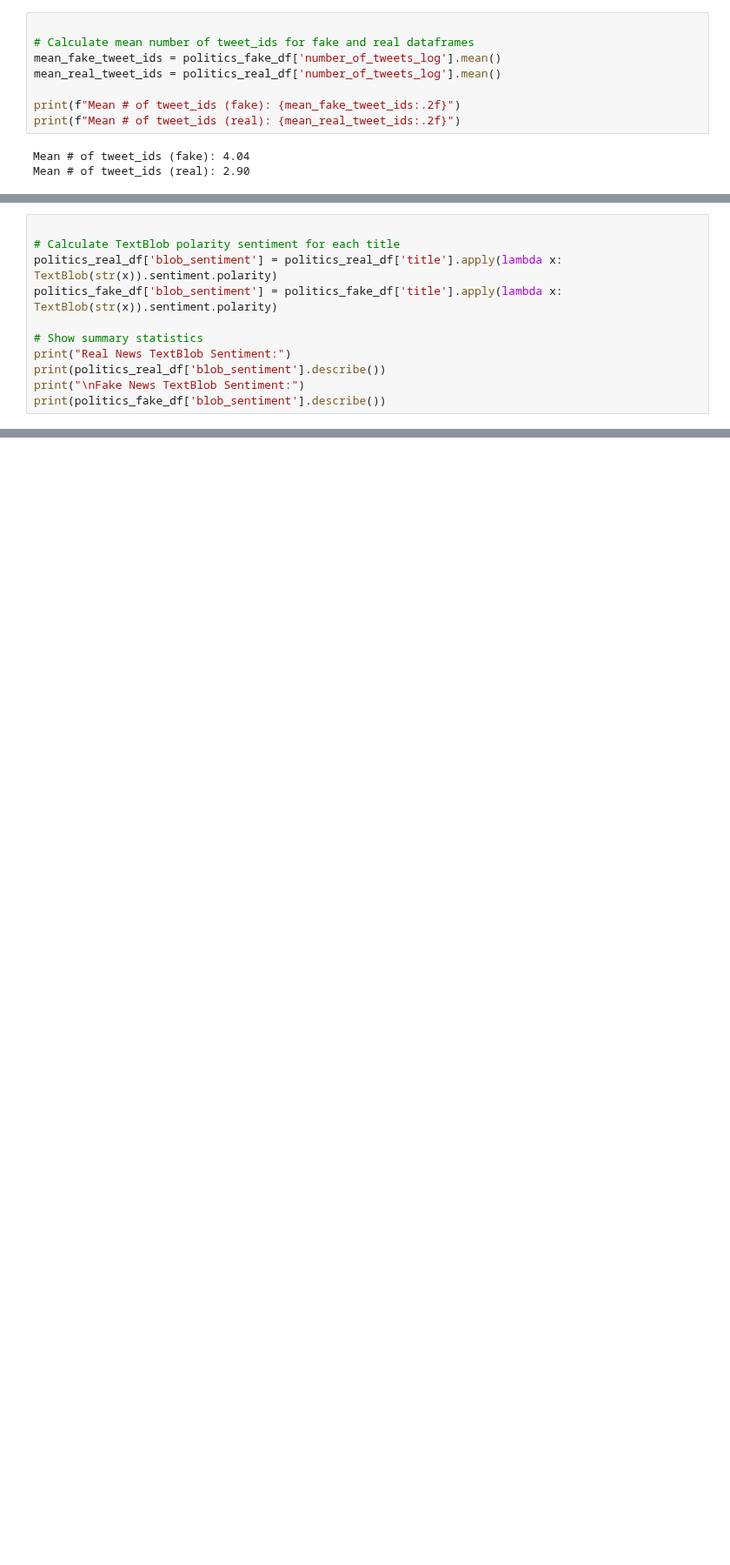
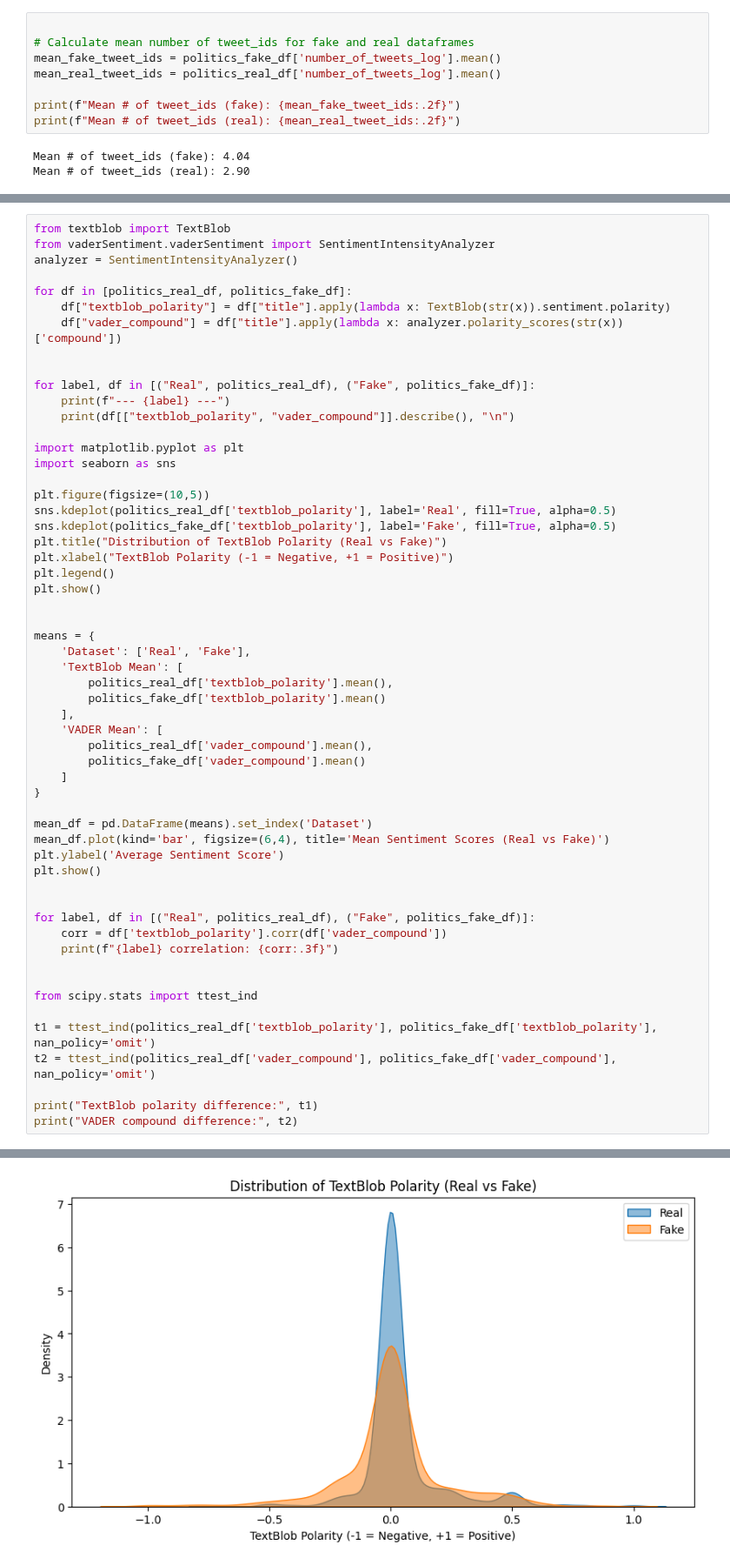
Before and after one commit to gabriel-joseph/data_science_portfolio, a Jupyter notebook: fall2025/dsc630_data_prediction/final_project/milestone_3/Vance_Milestone_3.ipynb, the cells around one changed output, grey strips where cells are left out. Shown at 87% size. Saved outputs shown, nothing was run; the diff lists cells and outputs as text; blank space fills up the shorter version.

```diff
--- a/fall2025/dsc630_data_prediction/final_project/milestone_3/Vance_Milestone_3.ipynb
+++ b/fall2025/dsc630_data_prediction/final_project/milestone_3/Vance_Milestone_3.ipynb
@@ -277,13 +314,2 @@ print(f"Real Articles - Skewness: {real_skew_log:.2f}, Kurtosis: {real_kurt_log:
 Fake Articles - Skewness: -0.30, Kurtosis: -0.62
 Real Articles - Skewness: 0.61, Kurtosis: -0.95
-# %%
-
-# Calculate TextBlob polarity sentiment for each title
-politics_real_df['blob_sentiment'] = politics_real_df['title'].apply(lambda x: TextBlob(str(x)).sentiment.polarity)
-politics_fake_df['blob_sentiment'] = politics_fake_df['title'].apply(lambda x: TextBlob(str(x)).sentiment.polarity)
-
-# Show summary statistics
-print("Real News TextBlob Sentiment:")
-print(politics_real_df['blob_sentiment'].describe())
-print("\nFake News TextBlob Sentiment:")
-print(politics_fake_df['blob_sentiment'].describe())
@@ -499,0 +496,57 @@ Most common keywords in real news titles:
+# %%
+from textblob import TextBlob
+from vaderSentiment.vaderSentiment import SentimentIntensityAnalyzer
+analyzer = SentimentIntensityAnalyzer()
+
+for df in [politics_real_df, politics_fake_df]:
+    df["textblob_polarity"] = df["title"].apply(lambda x: TextBlob(str(x)).sentiment.polarity)
+    df["vader_compound"] = df["title"].apply(lambda x: analyzer.polarity_scores(str(x))['compound'])
+
+
+for label, df in [("Real", politics_real_df), ("Fake", politics_fake_df)]:
+    print(f"--- {label} ---")
+    print(df[["textblob_polarity", "vader_compound"]].describe(), "\n")
+
+import matplotlib.pyplot as plt
+import seaborn as sns
+
+plt.figure(figsize=(10,5))
+sns.kdeplot(politics_real_df['textblob_polarity'], label='Real', fill=True, alpha=0.5)
+sns.kdeplot(politics_fake_df['textblob_polarity'], label='Fake', fill=True, alpha=0.5)
+plt.title("Distribution of TextBlob Polarity (Real vs Fake)")
+plt.xlabel("TextBlob Polarity (-1 = Negative, +1 = Positive)")
+plt.legend()
+plt.show()
+
+
+means = {
+    'Dataset': ['Real', 'Fake'],
+    'TextBlob Mean': [
+        politics_real_df['textblob_polarity'].mean(),
+        politics_fake_df['textblob_polarity'].mean()
+    ],
+    'VADER Mean': [
+        politics_real_df['vader_compound'].mean(),
+        politics_fake_df['vader_compound'].mean()
+    ]
+}
+
+mean_df = pd.DataFrame(means).set_index('Dataset')
+mean_df.plot(kind='bar', figsize=(6,4), title='Mean Sentiment Scores (Real vs Fake)')
+plt.ylabel('Average Sentiment Score')
+plt.show()
+
+
+for label, df in [("Real", politics_real_df), ("Fake", politics_fake_df)]:
+    corr = df['textblob_polarity'].corr(df['vader_compound'])
+    print(f"{label} correlation: {corr:.3f}")
+
+
+from scipy.stats import ttest_ind
+
+t1 = ttest_ind(politics_real_df['textblob_polarity'], politics_fake_df['textblob_polarity'], nan_policy='omit')
+t2 = ttest_ind(politics_real_df['vader_compound'], politics_fake_df['vader_compound'], nan_policy='omit')
+
+print("TextBlob polarity difference:", t1)
+print("VADER compound difference:", t2)
+# %% [output]
@@ -499,0 +570 @@ Most common keywords in real news titles:
+[figure, added]
```
Also changed, not shown: parts of 43 cells of this notebook, 4 other files.
